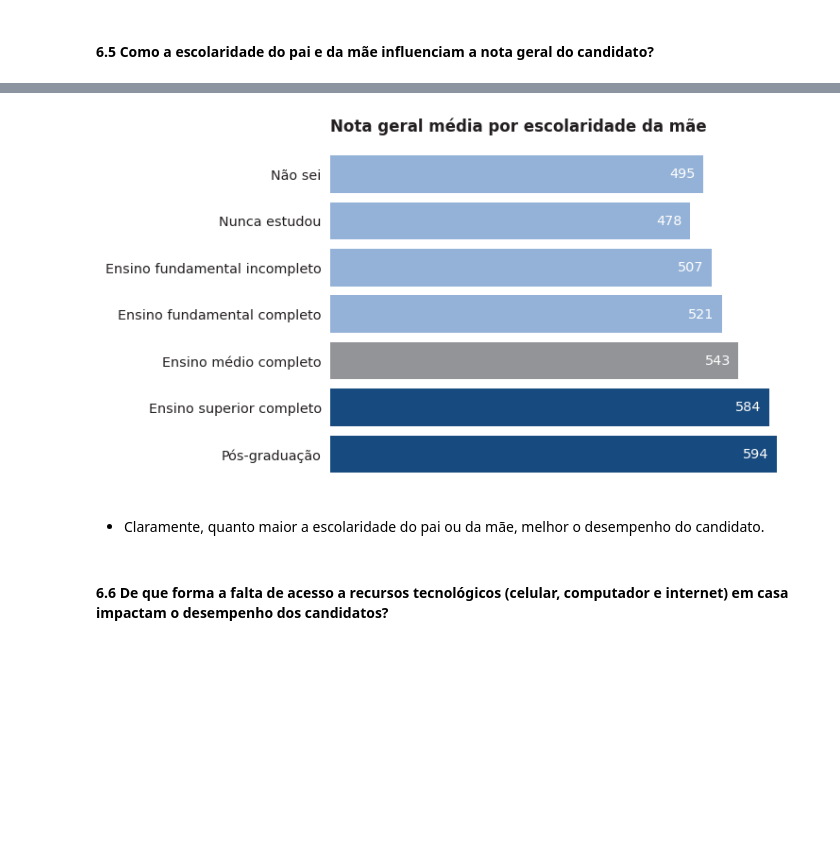
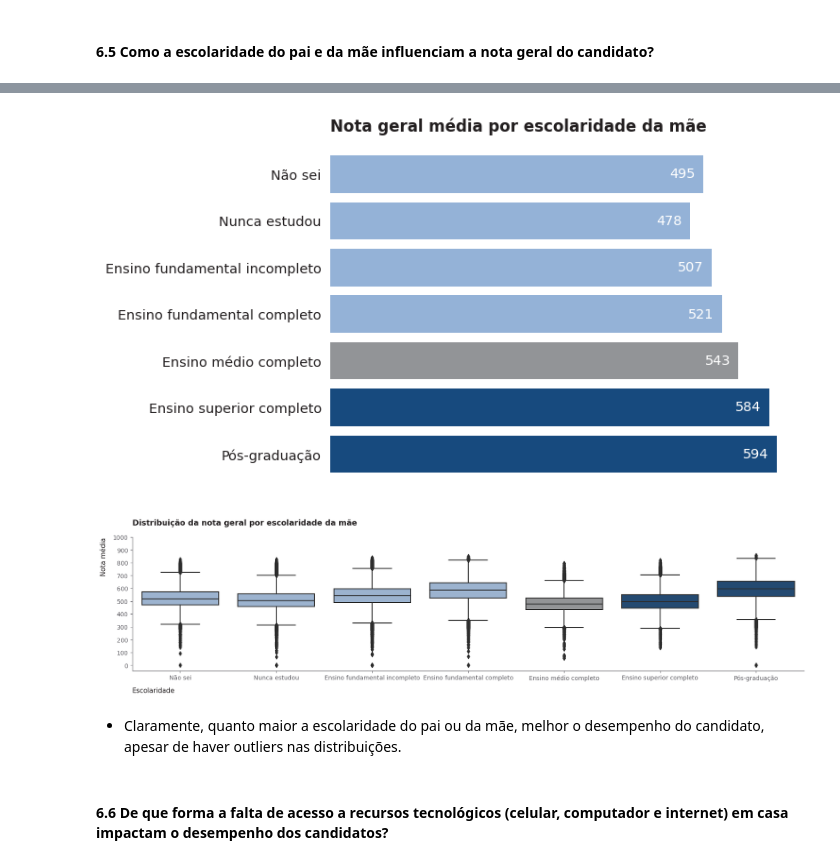
Before and after one commit to allmeidaapedro/Enem-Analysis, a Jupyter notebook: notebooks/2_eda.ipynb, the cells around one changed output, grey strips where cells are left out. Drawn from its saved outputs; the diff is of its cells as text; code cells hidden in the pictures; blank space fills up the shorter version.

```diff
--- a/notebooks/2_eda.ipynb
+++ b/notebooks/2_eda.ipynb
@@ -529,16 +554,24 @@ barh_plot(esc_pai_grade, 'escolaridade_pai', 'nota_media',
 # %%
 # Group the data by escolaridade pai.
 esc_mae_grade = performance_df.groupby(['escolaridade_mae'])[['nota_media']].mean().reset_index()
 esc_mae_grade['order_escolaridade'] = esc_mae_grade['escolaridade_mae'].map({'Não sei': 0, 'Nunca estudou': 1, 'Ensino fundamental incompleto': 2, 'Ensino fundamental completo': 3, 'Ensino médio completo': 4, 'Ensino superior completo': 5, 'Pós-graduação': 6}).astype('int')
 esc_mae_grade = esc_mae_grade.sort_values(by=['order_escolaridade'], ascending=True)
 
 barh_plot(esc_mae_grade, 'escolaridade_mae', 'nota_media',
           title='Nota geral média por escolaridade da mãe', ytick_range=range(len(esc_mae_grade)),
           invert_yaxis=True, text_space=-45, text_color=BRANCO, mean=True, bar_color=[AZUL3]*4 + [CINZA7] + [AZUL1]*2)
+
+
+bivariate_boxplot(performance_df, title='Distribuição da nota geral por escolaridade da mãe',
+                  xtick_labels=esc_mae_grade['escolaridade_mae'].unique().tolist(),
+                  xlabel='Escolaridade', xtick_range=range(len(esc_pai_grade)),
+                  ylabel='Nota média', ytick_labels=range(0, 1001, 100), y_step=100, boxplot_palette=[AZUL3]*4 + [CINZA7] + [AZUL1]*2, figsize=(20, 4), title_size=13, labelpad=10,
+                  label_size=11, tick_size=10, y='nota_media', x='escolaridade_mae')
 # %% [output]
 [figure]
+[figure, added]
 # %% [markdown]
-- Claramente, quanto maior a escolaridade do pai ou da mãe, melhor o desempenho do candidato.
+- Claramente, quanto maior a escolaridade do pai ou da mãe, melhor o desempenho do candidato, apesar de haver outliers nas distribuições.
 # %% [markdown]
 #### 6.6 De que forma a falta de acesso a recursos tecnológicos (celular, computador e internet) em casa impactam o desempenho dos candidatos?
 # %%
```
Also changed, not shown: parts of 16 cells of this notebook, 10 other files.
